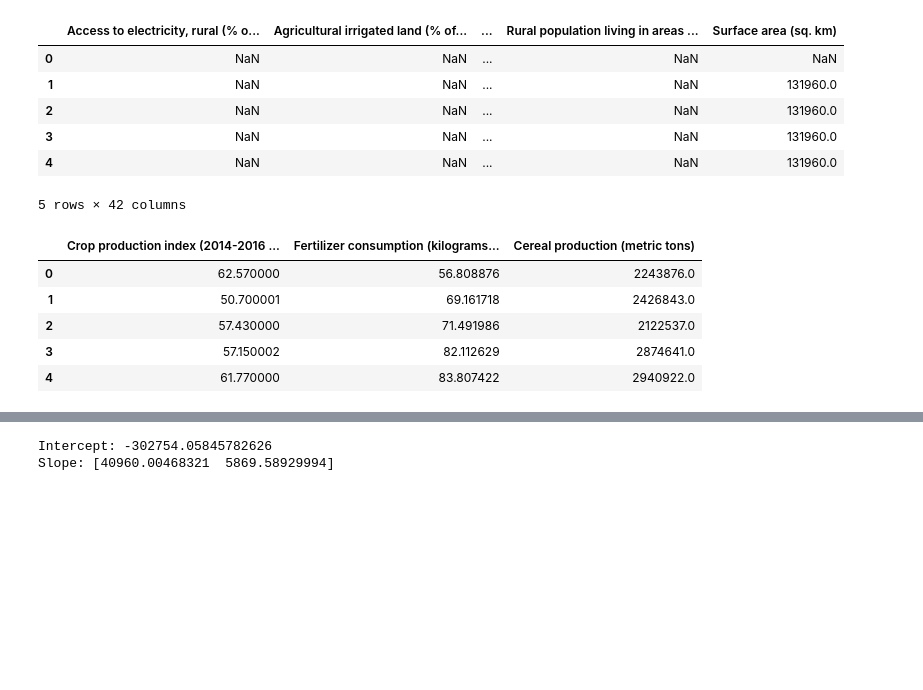
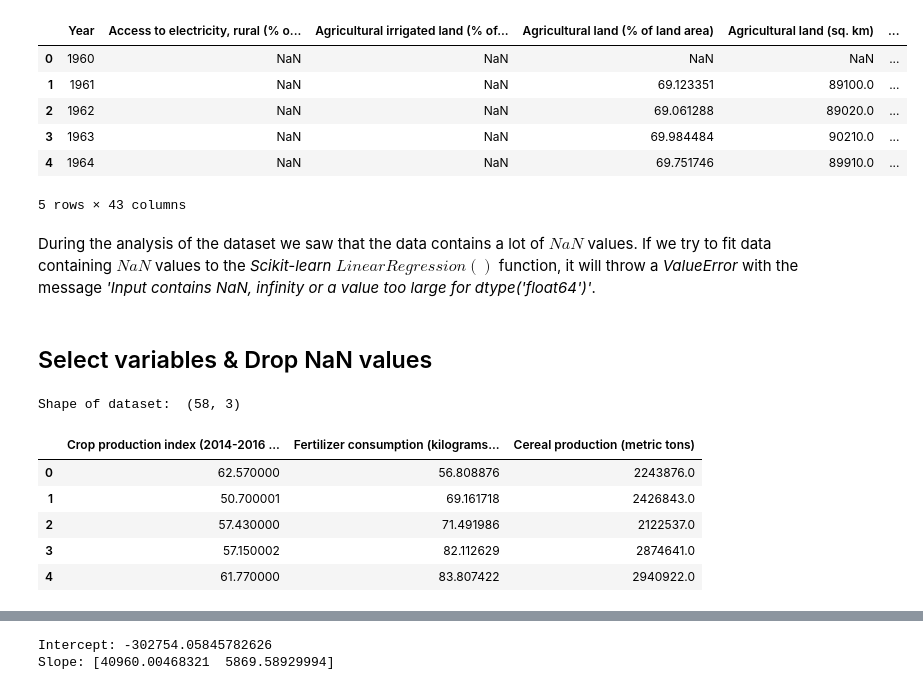
Before and after one commit to ZacharakisAndreas/MachineRhythms, a Jupyter notebook: Algorithms/MultipleLinearRegression/notebooks/analysis.ipynb, the cells around one changed output, grey strips where cells are left out. Drawn from its saved outputs; the diff is of its cells as text; code cells hidden in the pictures; blank space fills up the shorter version.

Commit message:
Finalized slr analysis

```diff
--- a/Algorithms/MultipleLinearRegression/notebooks/analysis.ipynb
+++ b/Algorithms/MultipleLinearRegression/notebooks/analysis.ipynb
@@ -14,23 +21,29 @@ from mpl_toolkits.mplot3d import Axes3D
 # %%
 data_raw = pd.read_csv('../../../Datasets/Greece - Agriculture and Rural Development/agriculture-and-rural-development_grc.csv')
-pd.set_option('display.max_columns', 4)
+pd.set_option('display.max_columns', 10)
 data_raw.head()
 # %% [output]
-|  | Access to electricity, rural (% o... | Agricultural irrigated land (% of... | ... | Rural population living in areas ... | Surface area (sq. km) |
-| 0 | NaN | NaN | ... | NaN | NaN |
-| 1 | NaN | NaN | ... | NaN | 131960.0 |
-| 2 | NaN | NaN | ... | NaN | 131960.0 |
-| 3 | NaN | NaN | ... | NaN | 131960.0 |
-| 4 | NaN | NaN | ... | NaN | 131960.0 |
+|  | Year | Access to electricity, rural (% o... | Agricultural irrigated land (% of... | Agricultural land (% of land area) | Agricultural land (sq. km) | ... |
+| 0 | 1960 | NaN | NaN | NaN | NaN | ... |
+| 1 | 1961 | NaN | NaN | 69.123351 | 89100.0 | ... |
+| 2 | 1962 | NaN | NaN | 69.061288 | 89020.0 | ... |
+| 3 | 1963 | NaN | NaN | 69.984484 | 90210.0 | ... |
+| 4 | 1964 | NaN | NaN | 69.751746 | 89910.0 | ... |
-5 rows × 42 columns
+5 rows × 43 columns
+# %% [markdown]
+During the analysis of the dataset we saw that the data contains a lot of $NaN$ values. If we try to fit data containing $NaN$ values to the *Scikit-learn* $LinearRegression()$ function, it will throw a *ValueError* with the message *'Input contains NaN, infinity or a value too large for dtype('float64')'*.
+# %% [markdown]
+## Select variables & Drop NaN values
 # %%
 variable_x1 = "Crop production index (2014-2016 = 100)"
 variable_x2 = "Fertilizer consumption (kilograms per hectare of arable land)"
 variable_y = "Cereal production (metric tons)"
 
 data = data_raw[[variable_x1, variable_x2, variable_y]].dropna().reset_index(drop=True)
+print("Shape of dataset: ", data.shape)
 data.head()
 # %% [output]
+Shape of dataset:  (58, 3)
 |  | Crop production index (2014-2016 ... | Fertilizer consumption (kilograms... | Cereal production (metric tons) |
 | 0 | 62.570000 | 56.808876 | 2243876.0 |
 | 1 | 50.700001 | 69.161718 | 2426843.0 |
```
Also changed, not shown: parts of 24 cells of this notebook, 1 other file.
